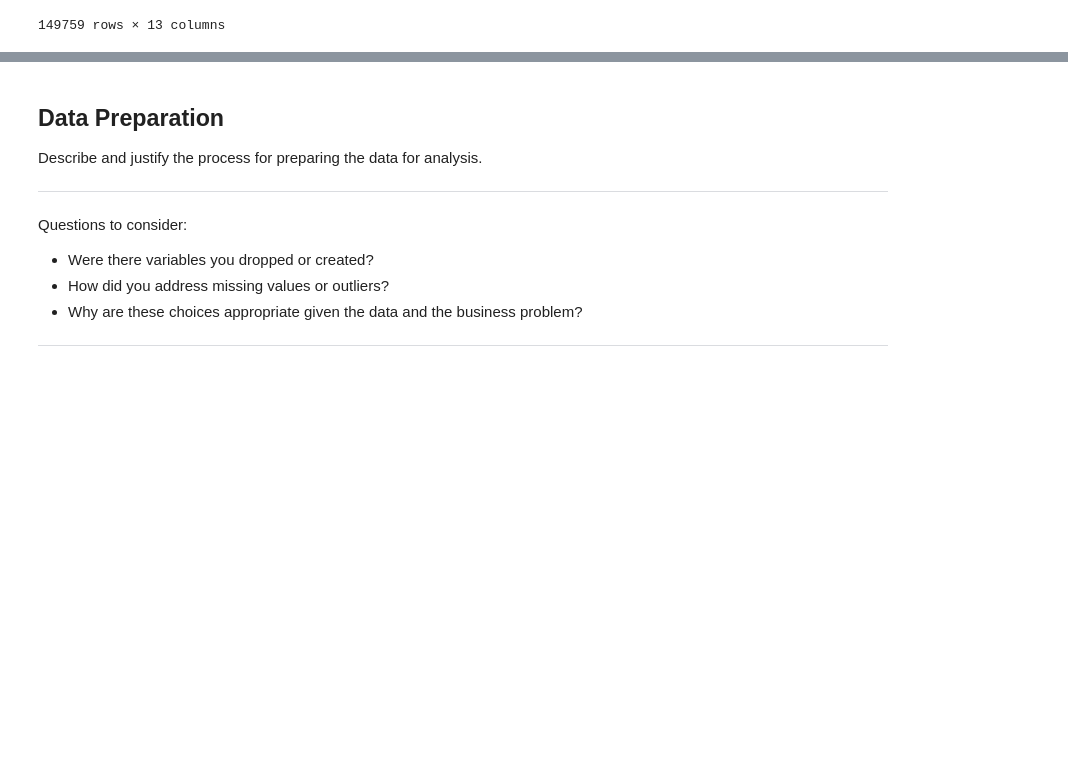
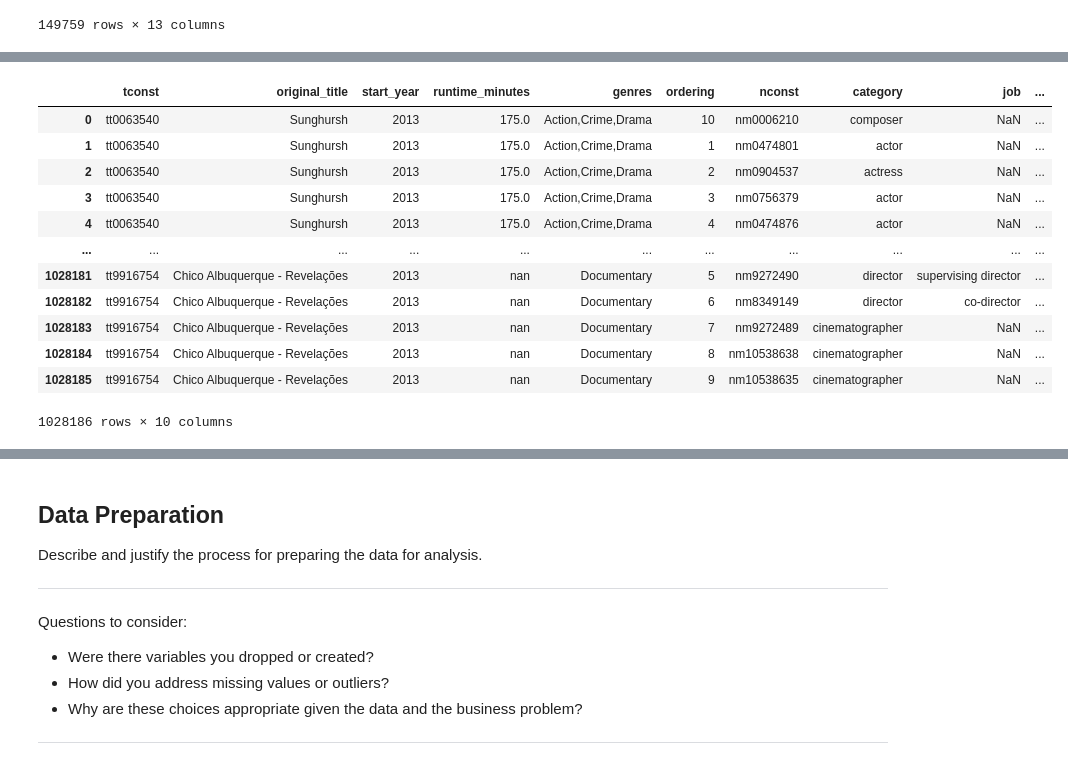
Before and after one commit to jxn628/dsc-phase-1-project, a Jupyter notebook: student.ipynb, the cells around one changed output, grey strips where cells are left out. Drawn from its saved outputs; the diff is of its cells as text; code cells hidden in the pictures; blank space fills up the shorter version.

```diff
--- a/student.ipynb
+++ b/student.ipynb
@@ -1032,0 +1176,12 @@ test_join_outer_2
+# %%
+table1 = tables['imdb_title_crew_csv_gz']
+table2 = tables['tmdb_movies_csv_gz']
+table3 = tables['imdb_title_akas_csv_gz']
+table4 = tables['imdb_title_ratings_csv_gz']
+table5 = tables['imdb_name_basics_csv_gz']
+table6 = tables['rt_reviews_tsv_gz']
+table7 = tables['imdb_title_basics_csv_gz']
+table8 = tables['rt_movie_info_tsv_gz']
+table9 = tables['tn_movie_budgets_csv_gz']
+table10 = tables['bom_movie_gross_csv_gz']
+table11 = tables['imdb_title_principals_csv_gz']
@@ -1032,0 +1205,17 @@ test_join_outer_2
+# %%
+df3 = pd.merge(table7, table11, left_on= 'tconst', right_on= 'tconst')
+df3
+# %% [output]
+|  | tconst | original_title | start_year | runtime_minutes | genres | ordering | nconst | category | job | ... |
+| 0 | tt0063540 | Sunghursh | 2013 | 175.0 | Action,Crime,Drama | 10 | nm0006210 | composer | NaN | ... |
+| 1 | tt0063540 | Sunghursh | 2013 | 175.0 | Action,Crime,Drama | 1 | nm0474801 | actor | NaN | ... |
+| 2 | tt0063540 | Sunghursh | 2013 | 175.0 | Action,Crime,Drama | 2 | nm0904537 | actress | NaN | ... |
+| 3 | tt0063540 | Sunghursh | 2013 | 175.0 | Action,Crime,Drama | 3 | nm0756379 | actor | NaN | ... |
+| 4 | tt0063540 | Sunghursh | 2013 | 175.0 | Action,Crime,Drama | 4 | nm0474876 | actor | NaN | ... |
+| ... | ... | ... | ... | ... | ... | ... | ... | ... | ... | ... |
+| 1028181 | tt9916754 | Chico Albuquerque - Revelações | 2013 | nan | Documentary | 5 | nm9272490 | director | supervising director | ... |
+| 1028182 | tt9916754 | Chico Albuquerque - Revelações | 2013 | nan | Documentary | 6 | nm8349149 | director | co-director | ... |
+| 1028183 | tt9916754 | Chico Albuquerque - Revelações | 2013 | nan | Documentary | 7 | nm9272489 | cinematographer | NaN | ... |
+| 1028184 | tt9916754 | Chico Albuquerque - Revelações | 2013 | nan | Documentary | 8 | nm10538638 | cinematographer | NaN | ... |
+| 1028185 | tt9916754 | Chico Albuquerque - Revelações | 2013 | nan | Documentary | 9 | nm10538635 | cinematographer | NaN | ... |
+1028186 rows × 10 columns
```
Also changed, not shown: parts of 17 cells of this notebook.
